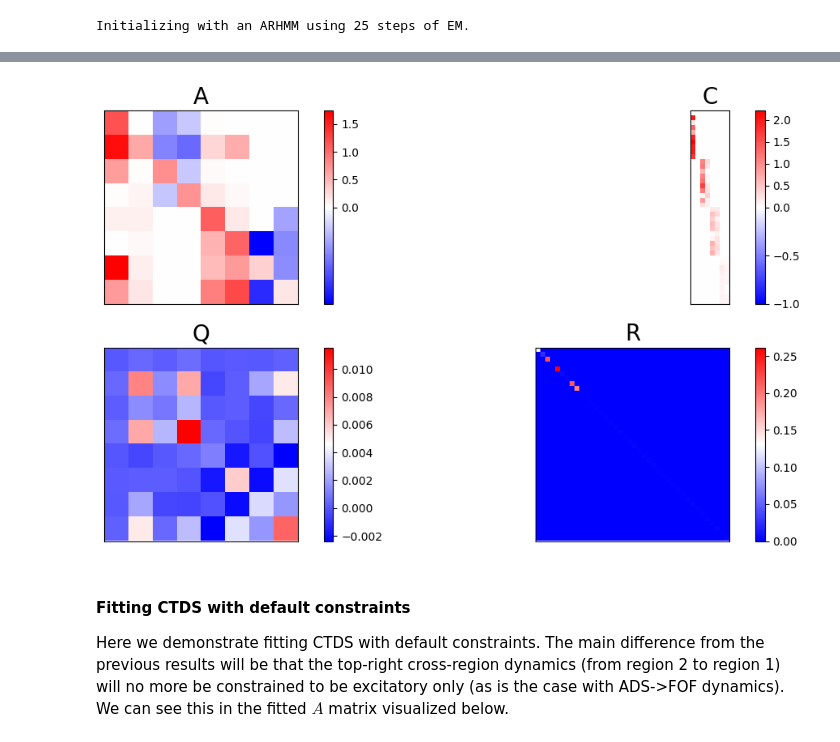
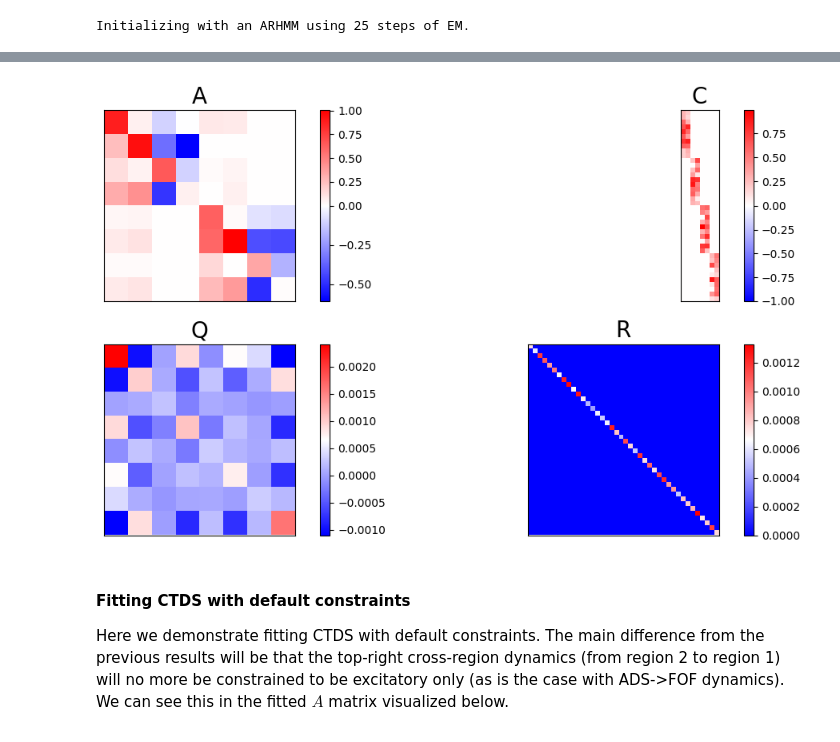
Before and after one commit to 97aditi/Cell_type_dynamical_system, a Jupyter notebook: fit_ctds_on_simulated_data.ipynb, the cells around one changed output, grey strips where cells are left out. Saved outputs shown, nothing was run; the diff lists cells and outputs as text; code cells hidden in the pictures.

```diff
--- a/fit_ctds_on_simulated_data.ipynb
+++ b/fit_ctds_on_simulated_data.ipynb
@@ -191,14 +194,17 @@ New model test LL: 57.51236848835271
-# %%
-# plot learned parameters
-model_params = {}
-model_params['A'] = new_ctds.dynamics.As[0]
-model_params['C'] = new_ctds.emissions.Cs[0]
-model_params['Q'] = new_ctds.dynamics.Sigmas[0]
-model_params['R'] = new_ctds.emissions.inv_etas[0]
-
-plot_and_save_parameters(model_params['A'], model_params['C'], model_params['Q'], model_params['R'], None)
-# %% [output]
-[figure, removed]
+# %%
+# plot learned parameters
+A_rec = new_ctds.dynamics.As[0]
+C_rec = new_ctds.emissions.Cs[0]
+Q_rec = new_ctds.dynamics.Sigmas[0]
+R_rec = new_ctds.emissions.inv_etas[0]
+
+# there are non-identifiabilities in the model in terms of latents permuting and scaling of latent / emission spaces, so we need to deal with these
+C_rec, A_rec, Q_rec = transform_true_rec(C, C_rec, A_rec, Q_rec, list_of_dimensions, region_identity=region_identity)
+
+
+plot_and_save_parameters(A_rec, C_rec, Q_rec, R_rec, None)
+# %% [output]
+[figure, added]
 # %% [markdown]
 #### Fitting CTDS with default constraints
 Here we demonstrate fitting CTDS with default constraints. The main difference from the previous results will be that the top-right cross-region dynamics (from region 2 to region 1) will no more be constrained to be excitatory only (as is the case with ADS->FOF dynamics). We can see this in the fitted $A$ matrix visualized below.
```
Also changed, not shown: parts of 9 cells of this notebook.
